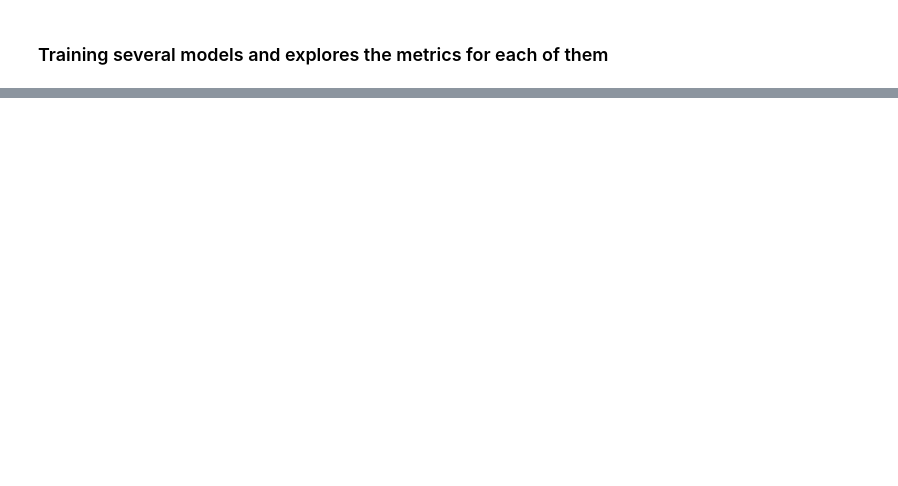
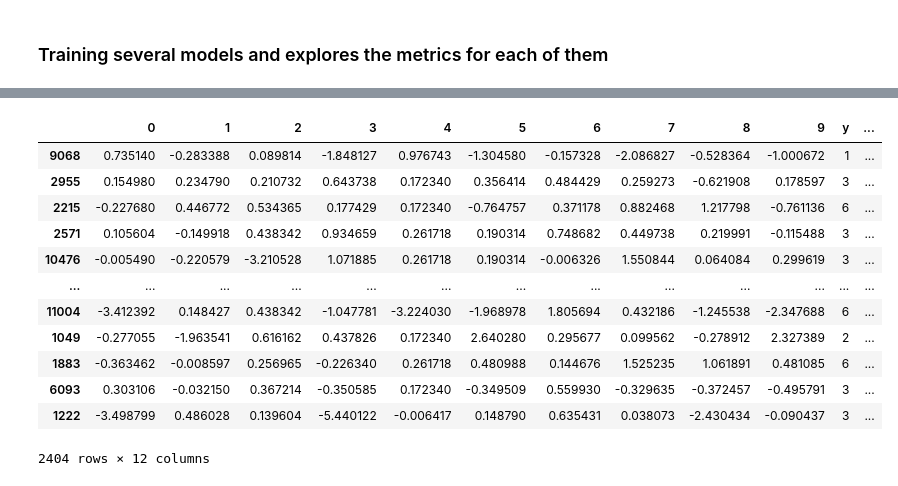
Before and after one commit to Ironhack-Data-Madrid-Febrero-2021/lab-avila-bible, a Jupyter notebook: your-code/main.ipynb, the cells around one changed output, grey strips where cells are left out. Cells and saved outputs as stored; diff of their text form; code cells hidden in the pictures; blank space fills up the shorter version.

```diff
--- a/your-code/main.ipynb
+++ b/your-code/main.ipynb
@@ -114,0 +256,3 @@ https://scikit-learn.org/stable/modules/classes.html#module-sklearn.metrics
+# %%
+r = RandomForestClassifier()
+r.fit(X_train,y_train)
@@ -114,0 +276,2 @@ https://scikit-learn.org/stable/modules/classes.html#module-sklearn.metrics
+# %%
+data_test = X_test.copy()
@@ -114,0 +293,2 @@ https://scikit-learn.org/stable/modules/classes.html#module-sklearn.metrics
+# %%
+data_test["y"] = y_test
@@ -114,0 +304,18 @@ https://scikit-learn.org/stable/modules/classes.html#module-sklearn.metrics
+# %%
+data_test["y_pred"] = r.predict(X_test)
+# %%
+data_test
+# %% [output]
+|  | 0 | 1 | 2 | 3 | 4 | 5 | 6 | 7 | 8 | 9 | y | ... |
+| 9068 | 0.735140 | -0.283388 | 0.089814 | -1.848127 | 0.976743 | -1.304580 | -0.157328 | -2.086827 | -0.528364 | -1.000672 | 1 | ... |
+| 2955 | 0.154980 | 0.234790 | 0.210732 | 0.643738 | 0.172340 | 0.356414 | 0.484429 | 0.259273 | -0.621908 | 0.178597 | 3 | ... |
+| 2215 | -0.227680 | 0.446772 | 0.534365 | 0.177429 | 0.172340 | -0.764757 | 0.371178 | 0.882468 | 1.217798 | -0.761136 | 6 | ... |
+| 2571 | 0.105604 | -0.149918 | 0.438342 | 0.934659 | 0.261718 | 0.190314 | 0.748682 | 0.449738 | 0.219991 | -0.115488 | 3 | ... |
+| 10476 | -0.005490 | -0.220579 | -3.210528 | 1.071885 | 0.261718 | 0.190314 | -0.006326 | 1.550844 | 0.064084 | 0.299619 | 3 | ... |
+| ... | ... | ... | ... | ... | ... | ... | ... | ... | ... | ... | ... | ... |
+| 11004 | -3.412392 | 0.148427 | 0.438342 | -1.047781 | -3.224030 | -1.968978 | 1.805694 | 0.432186 | -1.245538 | -2.347688 | 6 | ... |
+| 1049 | -0.277055 | -1.963541 | 0.616162 | 0.437826 | 0.172340 | 2.640280 | 0.295677 | 0.099562 | -0.278912 | 2.327389 | 2 | ... |
+| 1883 | -0.363462 | -0.008597 | 0.256965 | -0.226340 | 0.261718 | 0.480988 | 0.144676 | 1.525235 | 1.061891 | 0.481085 | 6 | ... |
+| 6093 | 0.303106 | -0.032150 | 0.367214 | -0.350585 | 0.172340 | -0.349509 | 0.559930 | -0.329635 | -0.372457 | -0.495791 | 3 | ... |
+| 1222 | -3.498799 | 0.486028 | 0.139604 | -5.440122 | -0.006417 | 0.148790 | 0.635431 | 0.038073 | -2.430434 | -0.090437 | 3 | ... |
+2404 rows × 12 columns
```
Also changed, not shown: parts of 29 cells of this notebook.
